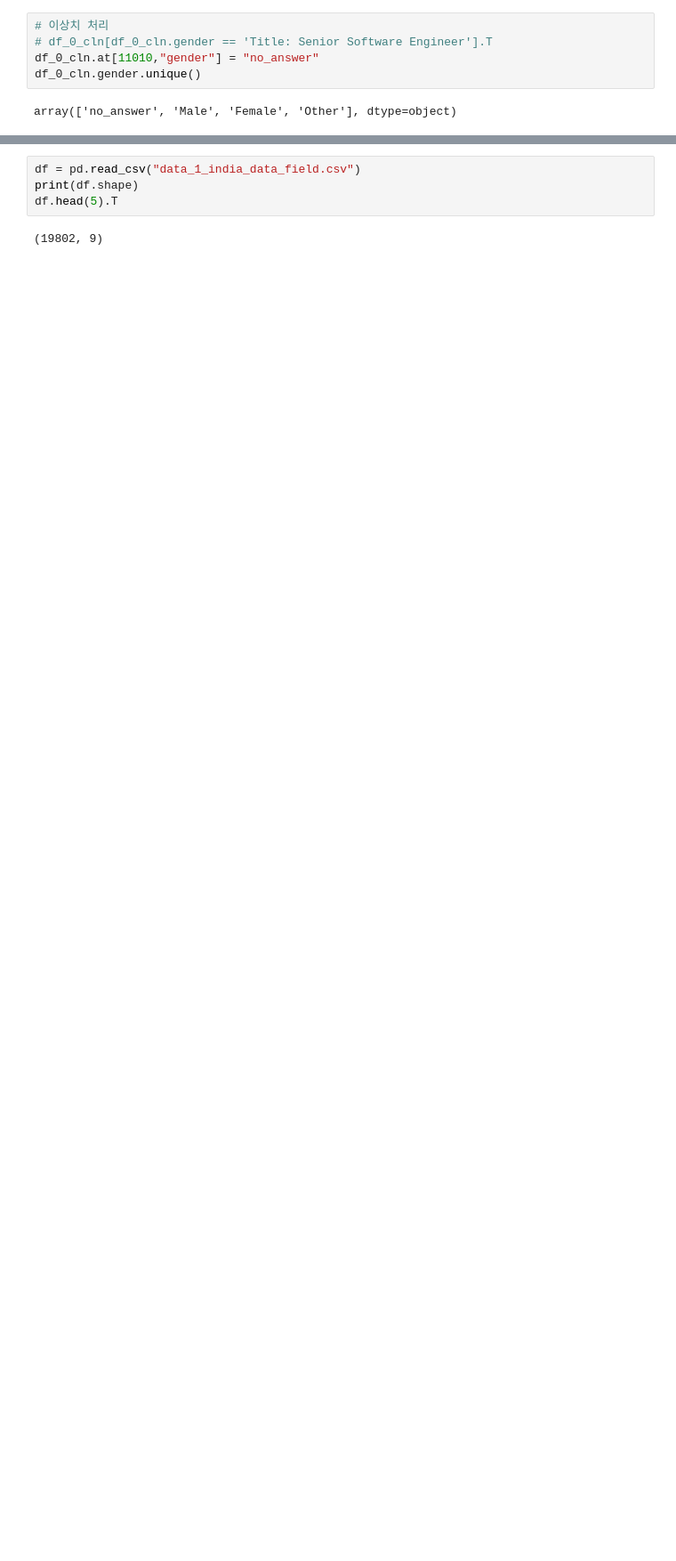
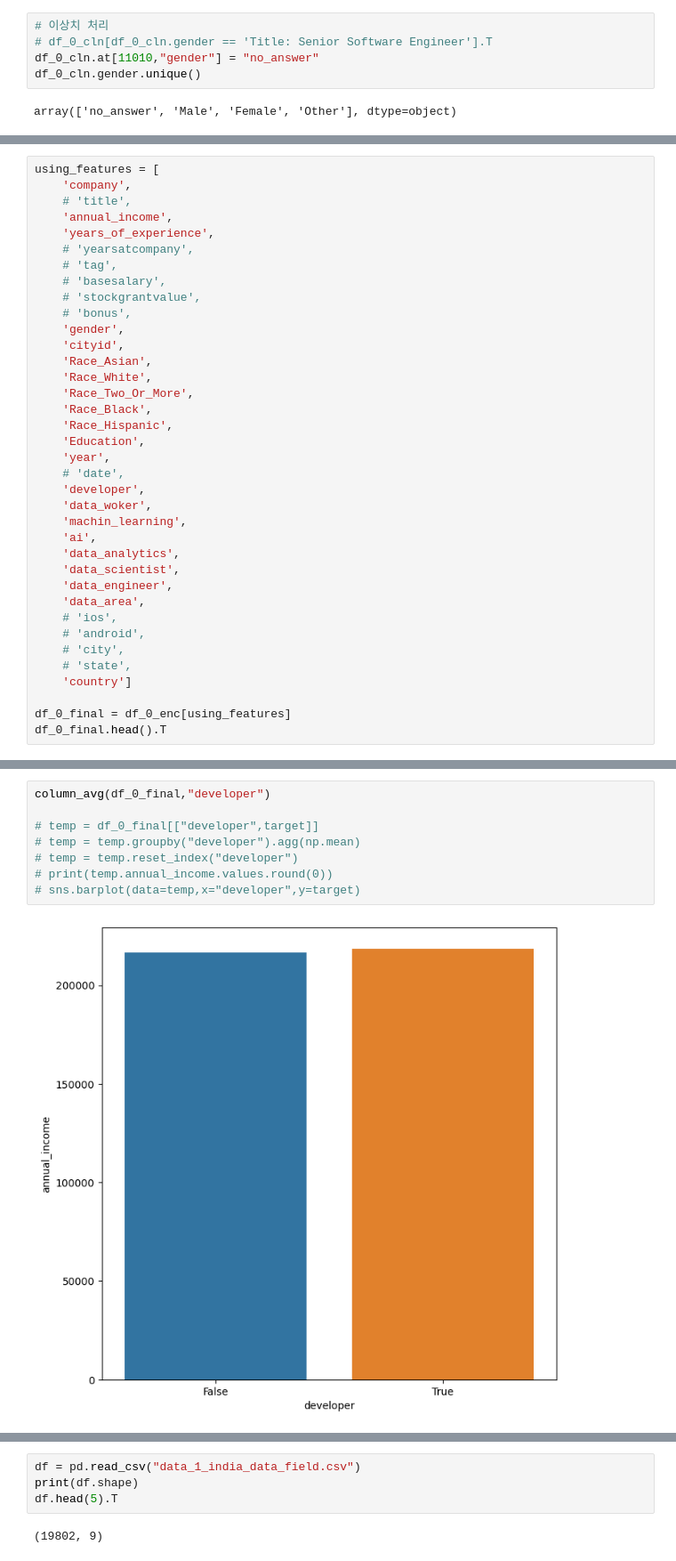
Before and after one commit to tes-b/project_2_income_prediction, a Jupyter notebook: Project_Data_Science_Field_Salary.ipynb, the cells around one changed output, grey strips where cells are left out. Shown at 89% size. Cells and saved outputs as stored; diff of their text form; blank space fills up the shorter version.

```diff
--- a/Project_Data_Science_Field_Salary.ipynb
+++ b/Project_Data_Science_Field_Salary.ipynb
@@ -300,0 +336,37 @@ sns.histplot(df_0_eng["yearsofexperience"])
+# %%
+using_features = [
+    'company',
+    # 'title',
+    'annual_income',
+    'years_of_experience',
+    # 'yearsatcompany',
+    # 'tag',
+    # 'basesalary',
+    # 'stockgrantvalue',
+    # 'bonus',
+    'gender',
+    'cityid',
+    'Race_Asian',
+    'Race_White',
+    'Race_Two_Or_More',
+    'Race_Black',
+    'Race_Hispanic',
+    'Education',
+    'year',
+    # 'date',
+    'developer',
+    'data_woker',
+    'machin_learning',
+    'ai',
+    'data_analytics',
+    'data_scientist',
+    'data_engineer',
+    'data_area',
+    # 'ios',
+    # 'android',
+    # 'city',
+    # 'state',
+    'country']
+
+df_0_final = df_0_enc[using_features]
+df_0_final.head().T
@@ -300,0 +391,10 @@ sns.histplot(df_0_eng["yearsofexperience"])
+# %%
+column_avg(df_0_final,"developer")
+
+# temp = df_0_final[["developer",target]]
+# temp = temp.groupby("developer").agg(np.mean)
+# temp = temp.reset_index("developer")
+# print(temp.annual_income.values.round(0))
+# sns.barplot(data=temp,x="developer",y=target)
+# %% [output]
+[figure, added]
```
Also changed, not shown: parts of 24 cells of this notebook.
